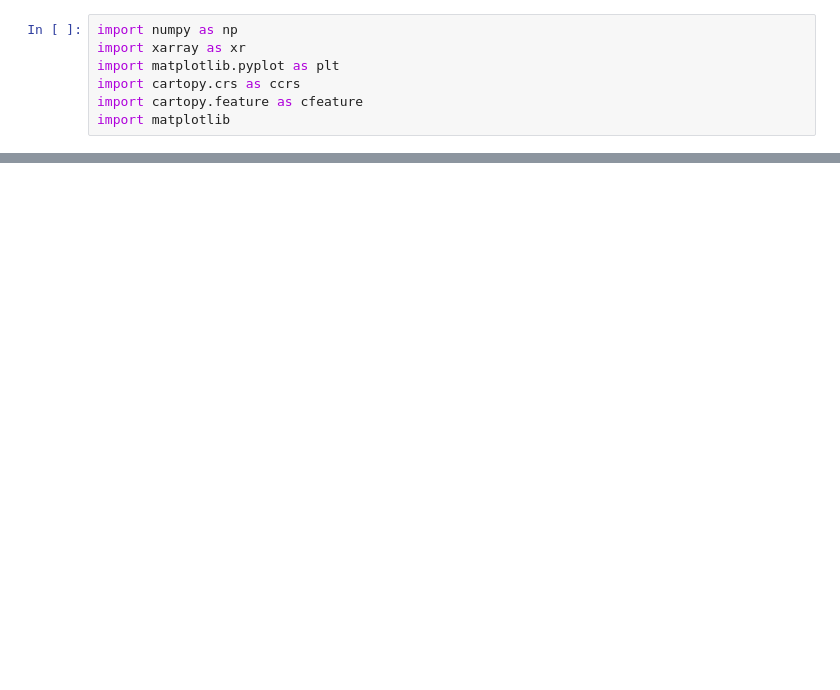
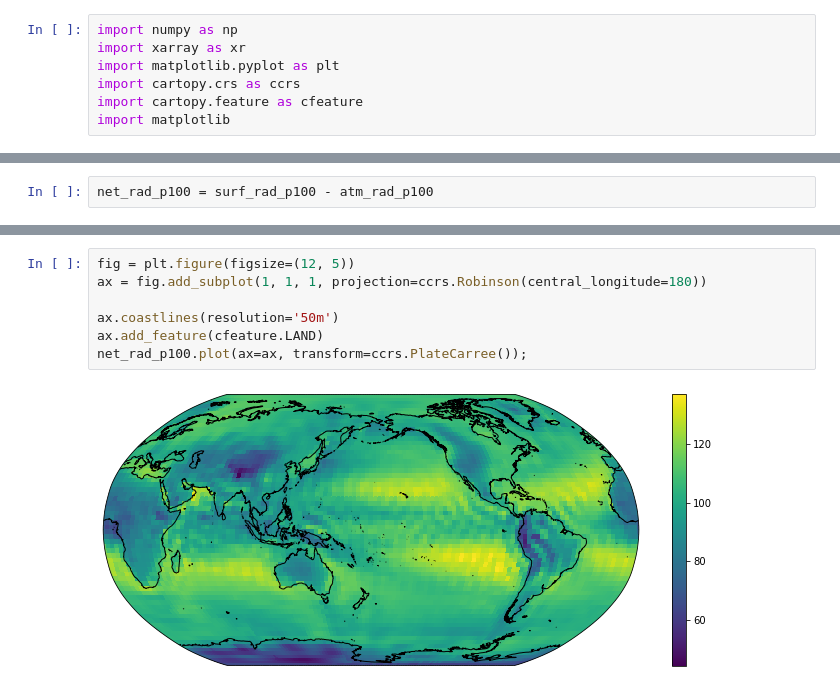
Before and after one commit to abhikhanal0/PLASIM_Project, a Jupyter notebook: question4 v1.0.ipynb, the cells around one changed output, grey strips where cells are left out. Cells and saved outputs as stored; diff of their text form; blank space fills up the shorter version.

```diff
--- a/question4 v1.0.ipynb
+++ b/question4 v1.0.ipynb
@@ -13,3 +18,5 @@ m100 = xr.open_dataset(datadir + 'm100_c1_monmean.nc').mean('time')
+# %%
+net_rad_p100 = surf_rad_p100 - atm_rad_p100
 # %%
 fig = plt.figure(figsize=(12, 5))
 ax = fig.add_subplot(1, 1, 1, projection=ccrs.Robinson(central_longitude=180))
@@ -44,0 +38,9 @@ Data variables: (12/20)
+# %%
+fig = plt.figure(figsize=(12, 5))
+ax = fig.add_subplot(1, 1, 1, projection=ccrs.Robinson(central_longitude=180))
+
+ax.coastlines(resolution='50m')
+ax.add_feature(cfeature.LAND)
+net_rad_p100.plot(ax=ax, transform=ccrs.PlateCarree());
+# %% [output]
+[figure, added]
```
Also changed, not shown: parts of 5 cells of this notebook, 1 other file.
